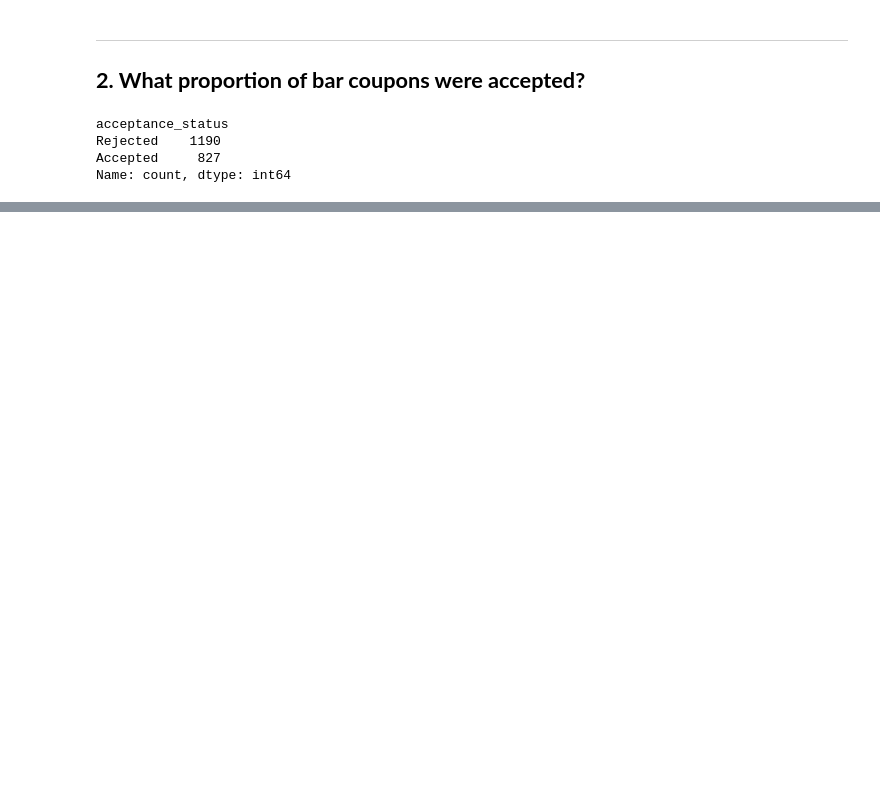
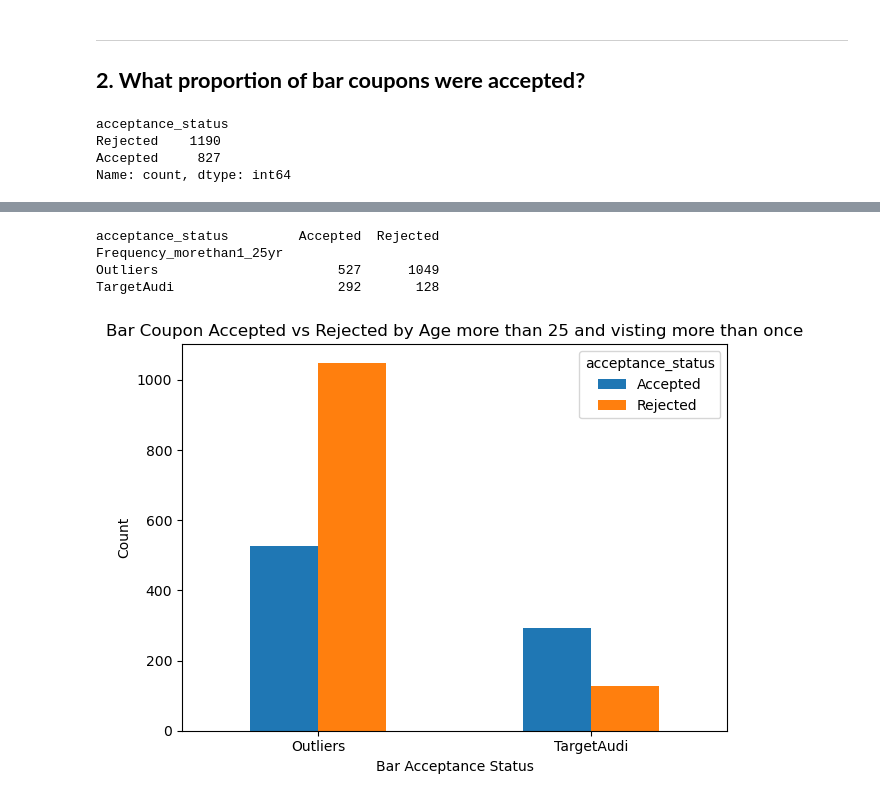
Before and after one commit to mitsuhasasxc/mlai-berkeley-pracapp-coupons, a Jupyter notebook: checkCouponAcceptance.ipynb, the cells around one changed output, grey strips where cells are left out. Saved outputs shown, nothing was run; the diff lists cells and outputs as text; code cells hidden in the pictures; blank space fills up the shorter version.

```diff
--- a/checkCouponAcceptance.ipynb
+++ b/checkCouponAcceptance.ipynb
@@ -444,0 +516,6 @@ plt.close()
+# %%
+ds_bar_filtered = ds_bar_filtered.drop(columns=['age'], errors='ignore')
+ds_bar_filtered = ds_bar_filtered.merge(data[['age']], left_index=True, right_index=True, how='left')
+ds_bar_filtered = ds_bar_filtered.drop(columns=ds_bar_filtered.filter(regex='(_x$|_y$)').columns)
+ds_bar_filtered.columns
+#ds_bar_filtered.sample(5)
@@ -444,0 +531,15 @@ plt.close()
+# %%
+ds_bar_filtered['Frequency_morethan1_25yr'] = np.where(
+    (
+        (ds_bar_filtered['age'] != 'below21') &
+        (ds_bar_filtered['age'] != '21')
+    ) &
+    (
+        (ds_bar_filtered['Bar'] != 'never') &
+        (ds_bar_filtered['Bar'] != 'less1')
+    ),
+    'TargetAudi',
+    'Outliers'
+)
+
+ds_bar_filtered.sample(10)
@@ -444,0 +558,20 @@ plt.close()
+# %%
+total_bar_coupon_accepted_by_morethan1_25yr = ds_bar_filtered.groupby("Frequency_morethan1_25yr")["acceptance_status"].value_counts().unstack(fill_value=0)
+print(total_bar_coupon_accepted_by_morethan1_25yr)
+# %% [output]
+acceptance_status         Accepted  Rejected
+Frequency_morethan1_25yr
+Outliers                       527      1049
+TargetAudi                     292       128
+# %%
+total_bar_coupon_accepted_by_morethan1_25yr.plot(kind="bar")
+plt.title("Bar Coupon Accepted vs Rejected by Age more than 25 and visting more than once")
+plt.xlabel("Bar Acceptance Status")
+plt.ylabel("Count")
+plt.xticks(rotation=0)
+plt.tight_layout()
+plt.savefig("plots/bar_c_accepted_vs_rejected_by_frequency_morethan1_25yr.png")
+plt.show()
+plt.close()
+# %% [output]
+[figure, added]
```
Also changed, not shown: parts of 44 cells of this notebook, 4 other files.
